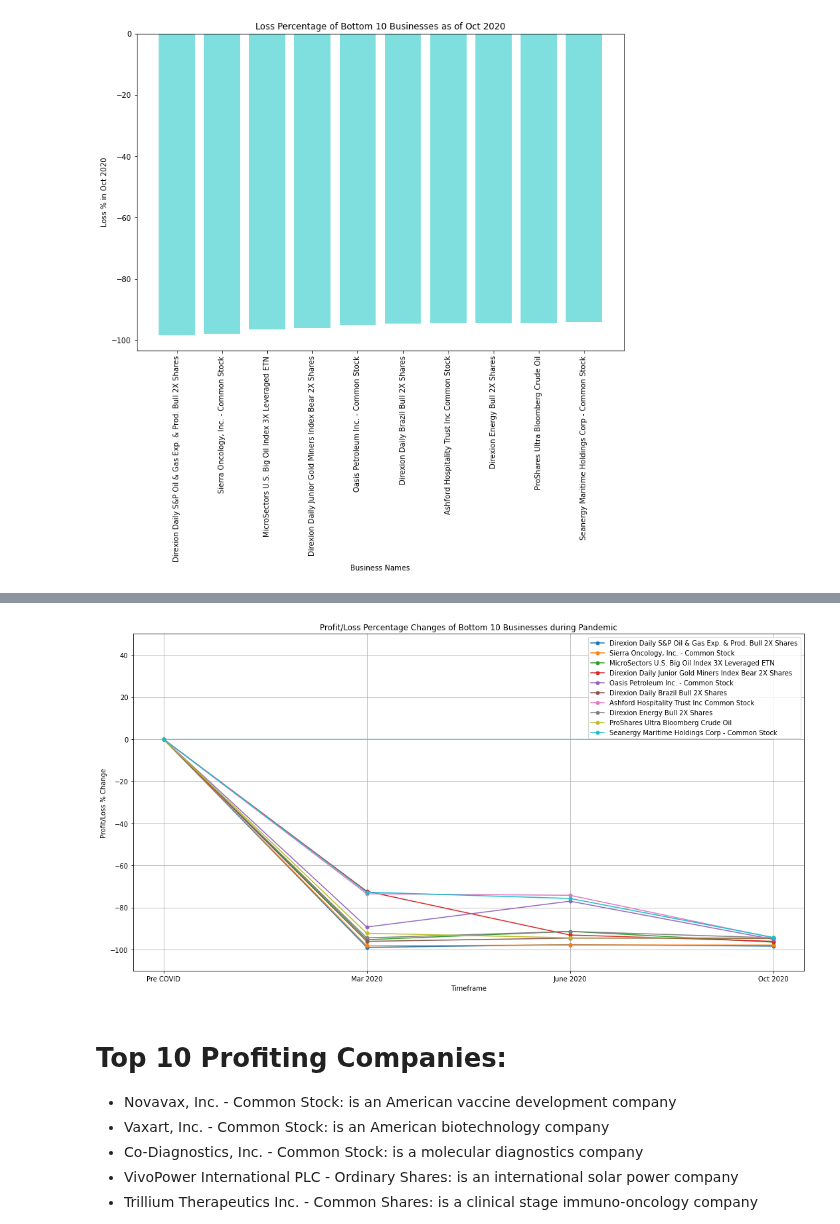
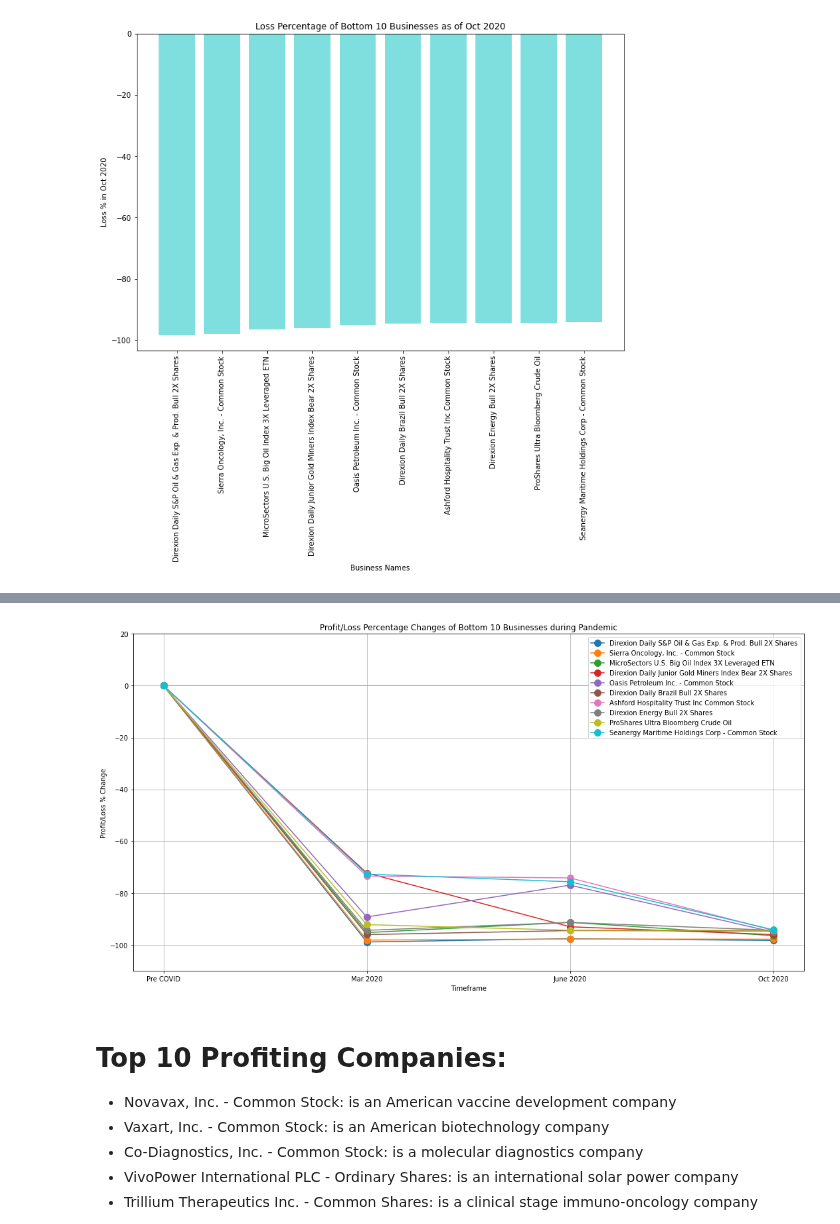
Before and after one commit to ushaakumaar/COVID19_Impacts_On_Business_And_Workforce_Trends, a Jupyter notebook: business-profit-loss.ipynb, the cells around one changed output, grey strips where cells are left out. Saved outputs shown, nothing was run; the diff lists cells and outputs as text; code cells hidden in the pictures.

Commit message:
Added changes to plots & Added summary for the top 10

```diff
--- a/business-profit-loss.ipynb
+++ b/business-profit-loss.ipynb
@@ -328,7 +328,7 @@ for column_name in top_10_t_df.columns:
         plt.plot(top_10_t_df["index"],
              top_10_t_df[column_name],
              marker = "o",
-             markersize=5,
+             markersize=10,
              label=column_name)
 
 
@@ -431,36 +431,36 @@ plt.figure(figsize=(15,8))
 # Generate line plot
 for column_name in bottom_10_df.columns:
     if column_name != "index":
         plt.plot(bottom_10_df["index"],
                  bottom_10_df[column_name],
                  marker = "o",
-                 markersize=5,
+                 markersize=10,
                  label=column_name)
 
 
 # Draw a horizontal line with 0.25 transparency
 plt.hlines(0, 0, 3, alpha=0.25)
 
 # Adds a legend and sets its location to the lower right
 plt.legend(loc="best")
 
 # Set title, x and y labels
 plt.xlabel("Timeframe")
 plt.ylabel("Profit/Loss % Change")
 plt.title("Profit/Loss Percentage Changes of Bottom 10 Businesses during Pandemic")
 
-plt.ylim(-110,50)
+plt.ylim(-110,20)
 
 # Add in a grid for the chart
 plt.grid()
 
 # Save and Display the line plot
 plt.tight_layout()
 bottom_line_file_path = os.path.join("Images","bottom_10_business_lineplot.png")
 plt.savefig(bottom_line_file_path)
 plt.show()
 # %% [output]
-[figure, old version]
+[figure, new version]
 # %% [markdown]
 # Top 10 Profiting Companies:
 * Novavax, Inc. - Common Stock:  is an American vaccine development company
```
Also changed, not shown: parts of 3 cells of this notebook.
